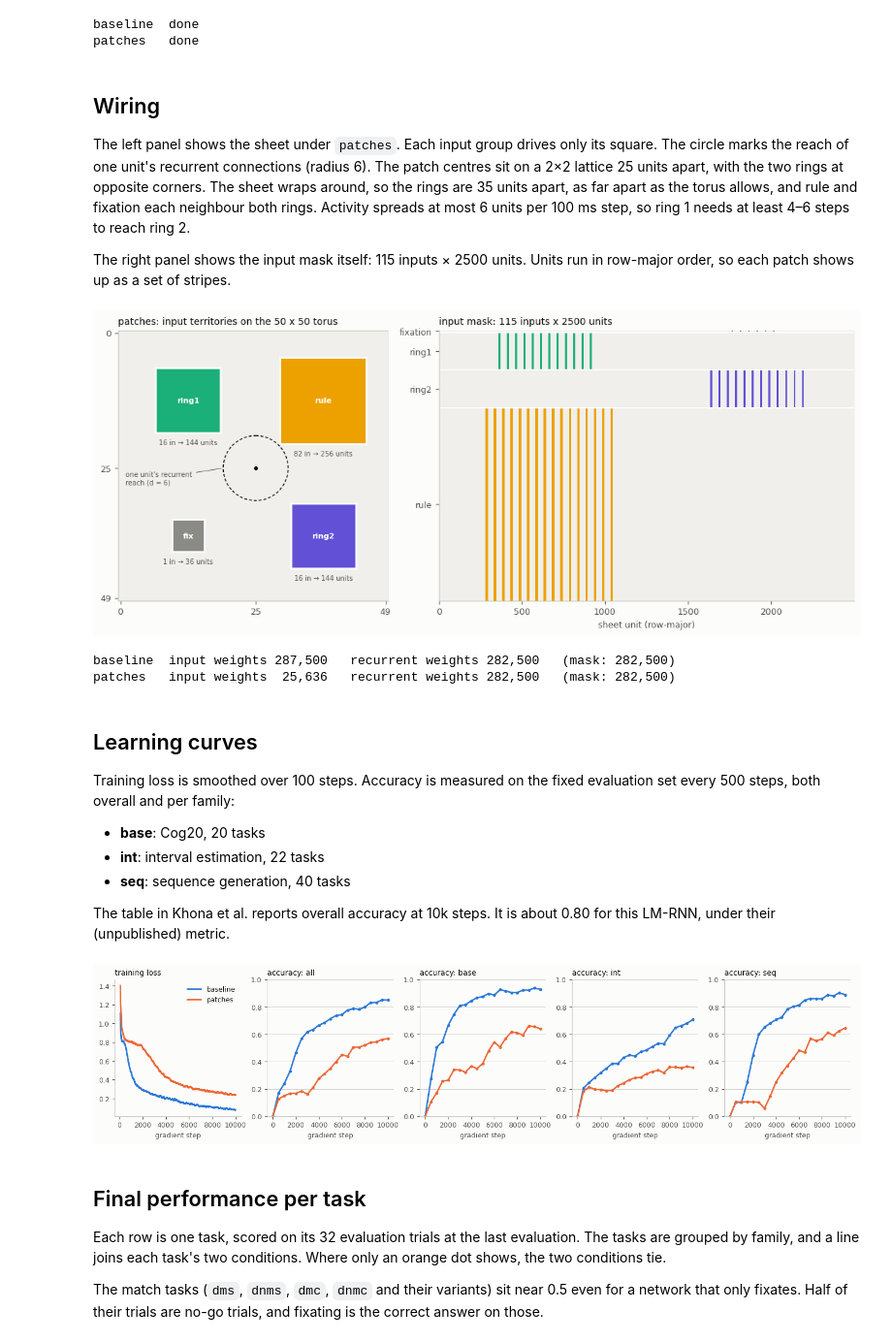
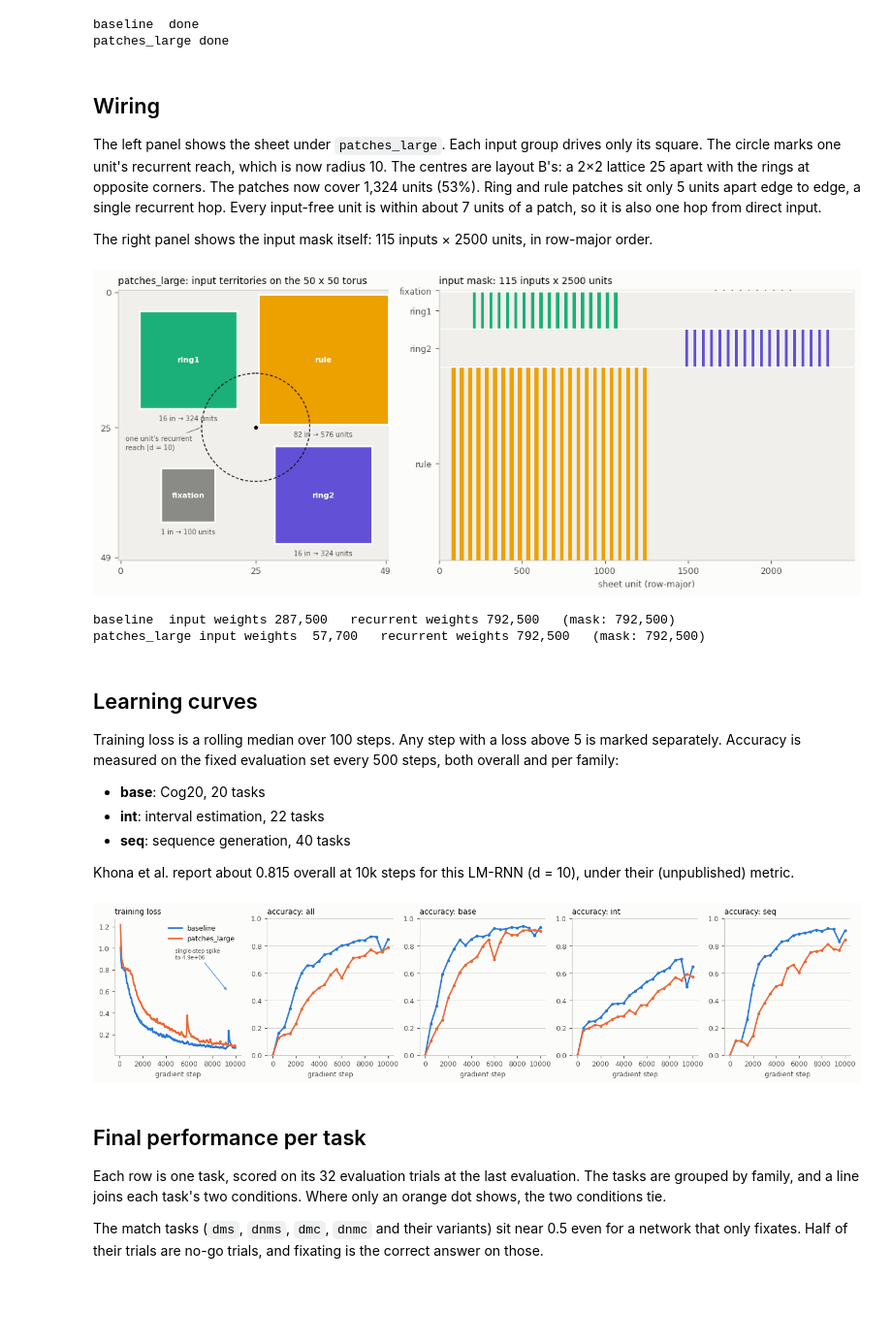
Before and after one commit to cory-wu/cortical, a Jupyter notebook: notebooks/02_input_patches.ipynb, the cells around one changed output. Shown at 97% size. Drawn from its saved outputs; the diff is of its cells as text; code cells hidden in the pictures; blank space fills up the shorter version.

```diff
--- a/notebooks/02_input_patches.ipynb
+++ b/notebooks/02_input_patches.ipynb
@@ -33,14 +37,15 @@ from matplotlib.colors import ListedColormap
 from matplotlib.patches import Circle, Rectangle
 
 from cortical.sheet import locality_mask
-from cortical.wiring import INPUT_GROUPS, LAYOUT_B, input_mask
+from cortical.wiring import INPUT_GROUPS, LAYOUT_B_LARGE, input_mask
 
 RESULTS = Path("../results/02_input_patches")
-CONDITIONS = ("baseline", "patches")
-L, D = 50, 6
+CONDITIONS = ("baseline", "patches_large")
+LAYOUT = LAYOUT_B_LARGE
+L, D = 50, 10
 
 SURFACE, INK, MUTED, RULE = "#fcfcfb", "#0b0b0b", "#52514e", "#c3c2b7"
-CONDITION_COLORS = {"baseline": "#2a78d6", "patches": "#eb6834"}  # categorical slots 1, 2
+CONDITION_COLORS = {"baseline": "#2a78d6", "patches_large": "#eb6834"}  # categorical slots 1, 2
 GROUP_COLORS = {"fixation": "#8a8a86", "ring1": "#1baf7a", "ring2": "#6250d6", "rule": "#eda100"}
 FAMILIES = ("base", "int", "seq")
 plt.rcParams.update(
@@ -65,13 +70,13 @@ for condition, run in runs.items():
     print(f"{condition:9s} {status}")
 # %% [output]
 baseline  done
-patches   done
+patches_large done
 # %% [markdown]
 ## Wiring
 
-The left panel shows the sheet under `patches`. Each input group drives only its square. The circle marks the reach of one unit's recurrent connections (radius 6). The patch centres sit on a 2×2 lattice 25 units apart, with the two rings at opposite corners. The sheet wraps around, so the rings are 35 units apart, as far apart as the torus allows, and rule and fixation each neighbour both rings. Activity spreads at most 6 units per 100 ms step, so ring 1 needs at least 4–6 steps to reach ring 2.
+The left panel shows the sheet under `patches_large`. Each input group drives only its square. The circle marks one unit's recurrent reach, which is now radius 10. The centres are layout B's: a 2×2 lattice 25 apart with the rings at opposite corners. The patches now cover 1,324 units (53%). Ring and rule patches sit only 5 units apart edge to edge, a single recurrent hop. Every input-free unit is within about 7 units of a patch, so it is also one hop from direct input.
 
-The right panel shows the input mask itself: 115 inputs × 2500 units. Units run in row-major order, so each patch shows up as a set of stripes.
+The right panel shows the input mask itself: 115 inputs × 2500 units, in row-major order.
 # %%
 fig, (ax_map, ax_mask) = plt.subplots(
     1, 2, figsize=(11, 4.6), width_ratios=[1, 1.5], layout="constrained"
@@ -81,7 +86,7 @@ ax_map.set_xlim(-0.5, L - 0.5)
 ax_map.set_ylim(L - 0.5, -0.5)
 ax_map.set_aspect("equal")
 ax_map.add_patch(Rectangle((-0.5, -0.5), L, L, facecolor="#f0efec", edgecolor=RULE))
-for group, (centre, size) in LAYOUT_B.items():
+for group, (centre, size) in LAYOUT.items():
     x0, y0 = centre[0] - size / 2, centre[1] - size / 2
     ax_map.add_patch(
         Rectangle((x0, y0), size, size, facecolor=GROUP_COLORS[group], edgecolor=SURFACE, lw=2)
@@ -96,56 +101,56 @@ for group, (centre, size) in LAYOUT_B.items():
 ax_map.add_patch(Circle((25, 25), D, facecolor="none", edgecolor=INK, lw=1, ls=(0, (3, 2))))
 ax_map.plot(25, 25, marker="o", ms=3, color=INK)
 ax_map.annotate(
-    "one unit's recurrent\nreach (d = 6)",
+    "one unit's recurrent\nreach (d = 10)",
     (25 - D, 25),
-    (1, 28),
+    (1, 29),
     fontsize=7,
     color=MUTED,
     arrowprops={"arrowstyle": "-", "color": MUTED, "lw": 0.6},
 )
-ax_map.set_title("patches: input territories on the 50 x 50 torus", loc="left", fontsize=10)
+ax_map.set_title("patches_large: input territories on the 50 x 50 torus", loc="left", fontsize=10)
 ax_map.set_xticks([0, 25, 49])
 ax_map.set_yticks([0, 25, 49])
 
-mask = input_mask(L, LAYOUT_B)
+mask = input_mask(L, LAYOUT)
 group_index = np.zeros(mask.shape, dtype=int)
 for i, rows in enumerate(INPUT_GROUPS.values(), start=1):
     group_index[rows] = np.where(mask[rows], i, 0)
 cmap = ListedColormap(["#f0efec", *GROUP_COLORS.values()])
 ax_mask.imshow(group_index, aspect="auto", cmap=cmap, vmin=0, vmax=4, interpolation="nearest")
 ax_mask.set_yticks([(s.start + s.stop - 1) / 2 for s in INPUT_GROUPS.values()], list(INPUT_GROUPS))
 for s in list(INPUT_GROUPS.values())[1:]:
     ax_mask.axhline(s.start - 0.5, color=SURFACE, lw=1.5)
 ax_mask.set_xlabel("sheet unit (row-major)")
 ax_mask.set_title("input mask: 115 inputs x 2500 units", loc="left", fontsize=10)
 plt.show()
 
 rec = int(locality_mask(L, D).sum())
 for condition in CONDITIONS:
     cfg = runs[condition]["config"]
     n_in, n_rec = cfg["n_input_weights"], cfg["n_recurrent_weights"]
     print(
         f"{condition:9s} input weights {n_in:>7,}   recurrent weights {n_rec:>7,}   (mask: {rec:,})"
     )
 # %% [output]
-[figure, old version]
+[figure, new version]
-baseline  input weights 287,500   recurrent weights 282,500   (mask: 282,500)
-patches   input weights  25,636   recurrent weights 282,500   (mask: 282,500)
+baseline  input weights 287,500   recurrent weights 792,500   (mask: 792,500)
+patches_large input weights  57,700   recurrent weights 792,500   (mask: 792,500)
 # %% [markdown]
 ## Learning curves
 
-Training loss is smoothed over 100 steps. Accuracy is measured on the fixed evaluation set every 500 steps, both overall and per family:
+Training loss is a rolling median over 100 steps. Any step with a loss above 5 is marked separately. Accuracy is measured on the fixed evaluation set every 500 steps, both overall and per family:
 - **base**: Cog20, 20 tasks
 - **int**: interval estimation, 22 tasks
 - **seq**: sequence generation, 40 tasks
 
-The table in Khona et al. reports overall accuracy at 10k steps. It is about 0.80 for this LM-RNN, under their (unpublished) metric.
+Khona et al. report about 0.815 overall at 10k steps for this LM-RNN (d = 10), under their (unpublished) metric.
 # %%
 def smooth(steps, values, window=100):
-    """Moving average; returns the steps each window ends at and the window means."""
+    """Rolling median, so one exploding-gradient step can't swamp the curve."""
     window = min(window, len(values))
-    kernel = np.ones(window) / window
-    return steps[window - 1 :], np.convolve(values, kernel, mode="valid")
+    medians = np.median(np.lib.stride_tricks.sliding_window_view(values, window), axis=1)
+    return steps[window - 1 :], medians
 
 
 fig, axes = plt.subplots(1, 5, figsize=(14, 3.2), layout="constrained")
@@ -153,6 +158,15 @@ for condition, run in runs.items():
     color = CONDITION_COLORS[condition]
     steps, loss = np.array(run["loss"]).T
     axes[0].plot(*smooth(steps, loss), color=color, lw=2, label=condition)
+    for step, value in zip(steps[loss > 5], loss[loss > 5], strict=True):
+        axes[0].annotate(
+            f"single-step spike\nto {value:.1e}",
+            (step, 0.6),
+            (step - 4500, 0.9),
+            fontsize=7,
+            color=MUTED,
+            arrowprops={"arrowstyle": "->", "color": color, "lw": 0.8},
+        )
     eval_steps = [e["step"] for e in run["evals"]]
     for ax, key in zip(axes[1:], ("all", *FAMILIES), strict=True):
         ax.plot(
@@ -173,7 +187,7 @@ for ax in axes:
     ax.set_xlabel("gradient step")
 plt.show()
 # %% [output]
-[figure, old version]
+[figure, new version]
 # %% [markdown]
 ## Final performance per task
 
```
Also changed, not shown: parts of 4 cells of this notebook, 8 other files.
